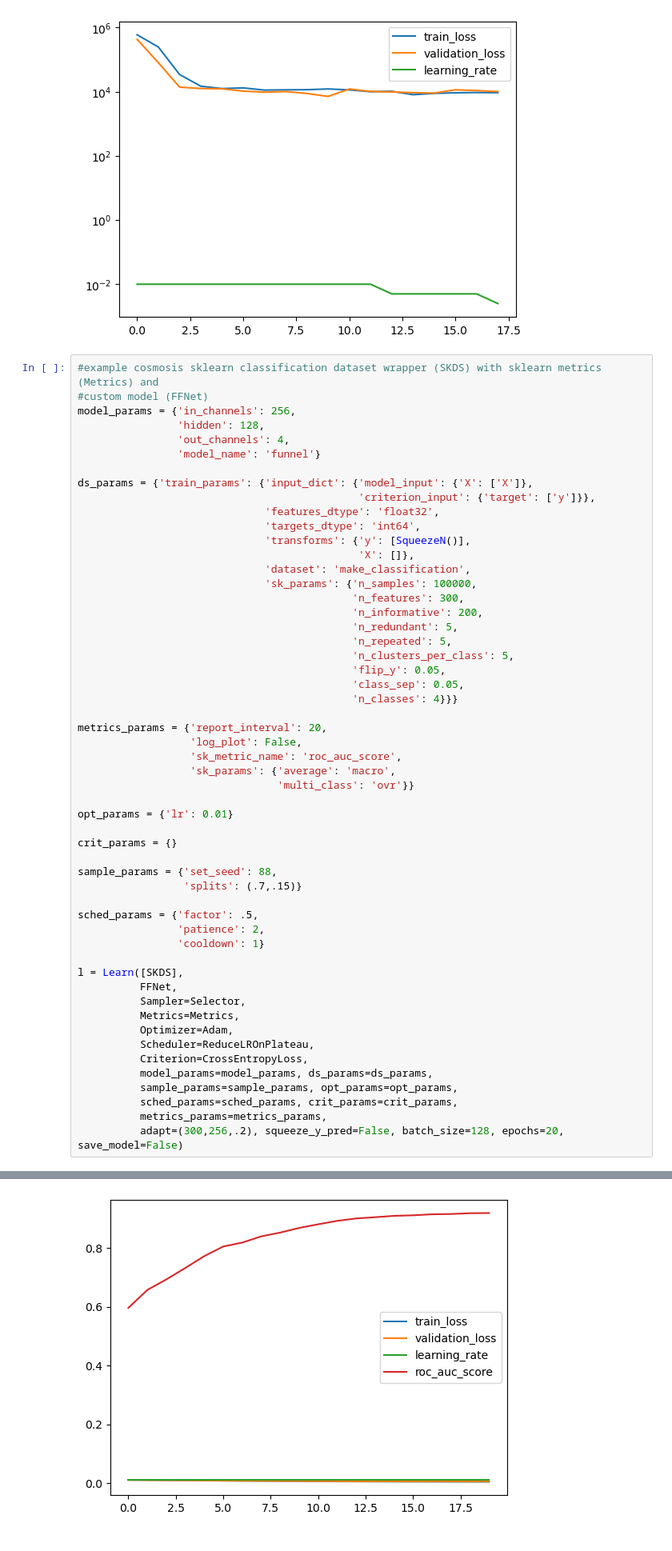
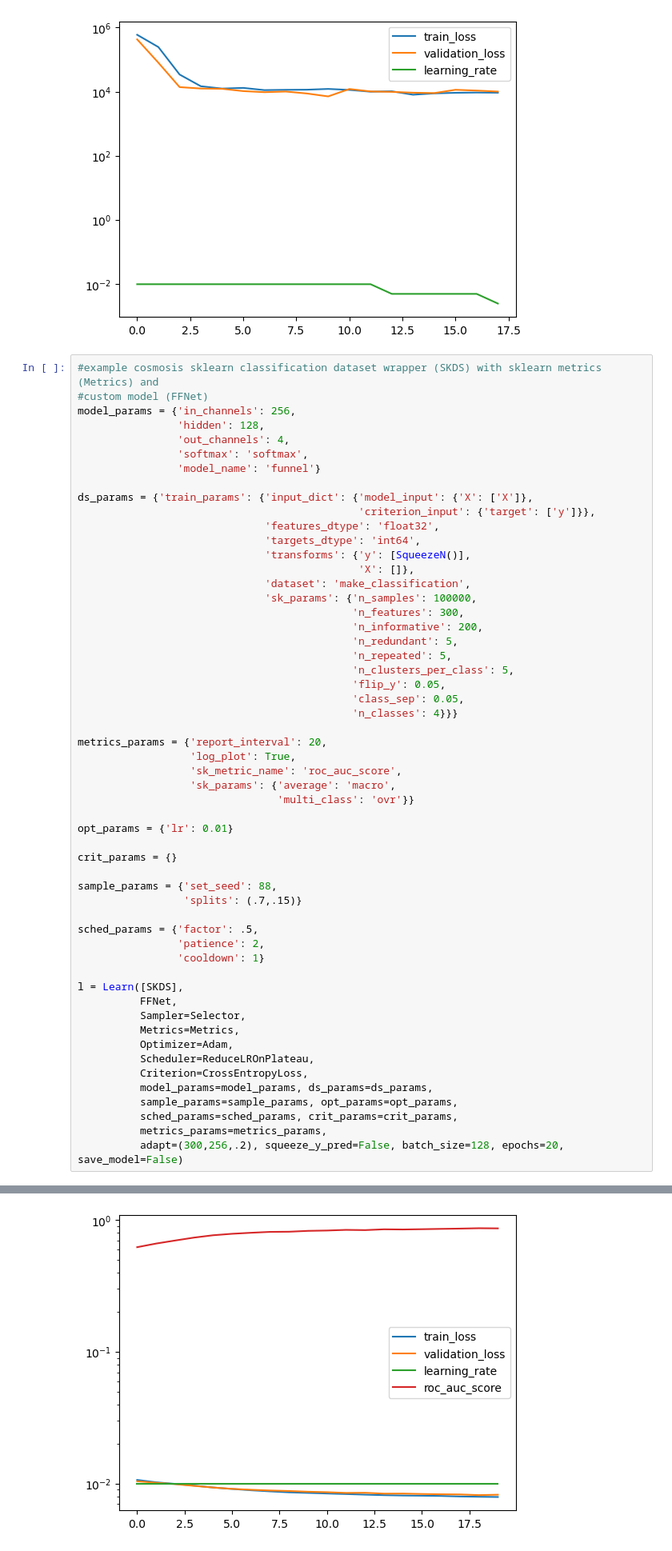
Before and after one commit to icanswim/cosmosis, a Jupyter notebook: experiment.ipynb, the cells around one changed output, grey strips where cells are left out. Shown at 80% size. Saved outputs shown, nothing was run; the diff lists cells and outputs as text.

Commit message:
added softmax to ffnet.  small changes to metrics.  working.  push to main.

```diff
--- a/experiment.ipynb
+++ b/experiment.ipynb
@@ -232,6 +232,7 @@ learning time: 0:00:13.804210
 model_params = {'in_channels': 256,
                 'hidden': 128,
                 'out_channels': 4,
+                'softmax': 'softmax',
                 'model_name': 'funnel'}
 
 ds_params = {'train_params': {'input_dict': {'model_input': {'X': ['X']},
@@ -252,7 +253,7 @@ ds_params = {'train_params': {'input_dict': {'model_input': {'X': ['X']},
                                             'n_classes': 4}}}
 
 metrics_params = {'report_interval': 20,
-                  'log_plot': False,
+                  'log_plot': True,
                   'sk_metric_name': 'roc_auc_score',
                   'sk_params': {'average': 'macro',
                                 'multi_class': 'ovr'}}
@@ -301,4 +302,4 @@ sklearn test metric:
-[figure, old version]
+[figure, new version]
 # %%
 #example inference with cosmosis sklearn classification dataset wrapper (SKDS) and custom model (FFNet)
 model_params = {'in_channels': 256,
```
Also changed, not shown: parts of 1 cell of this notebook, 2 other files.
